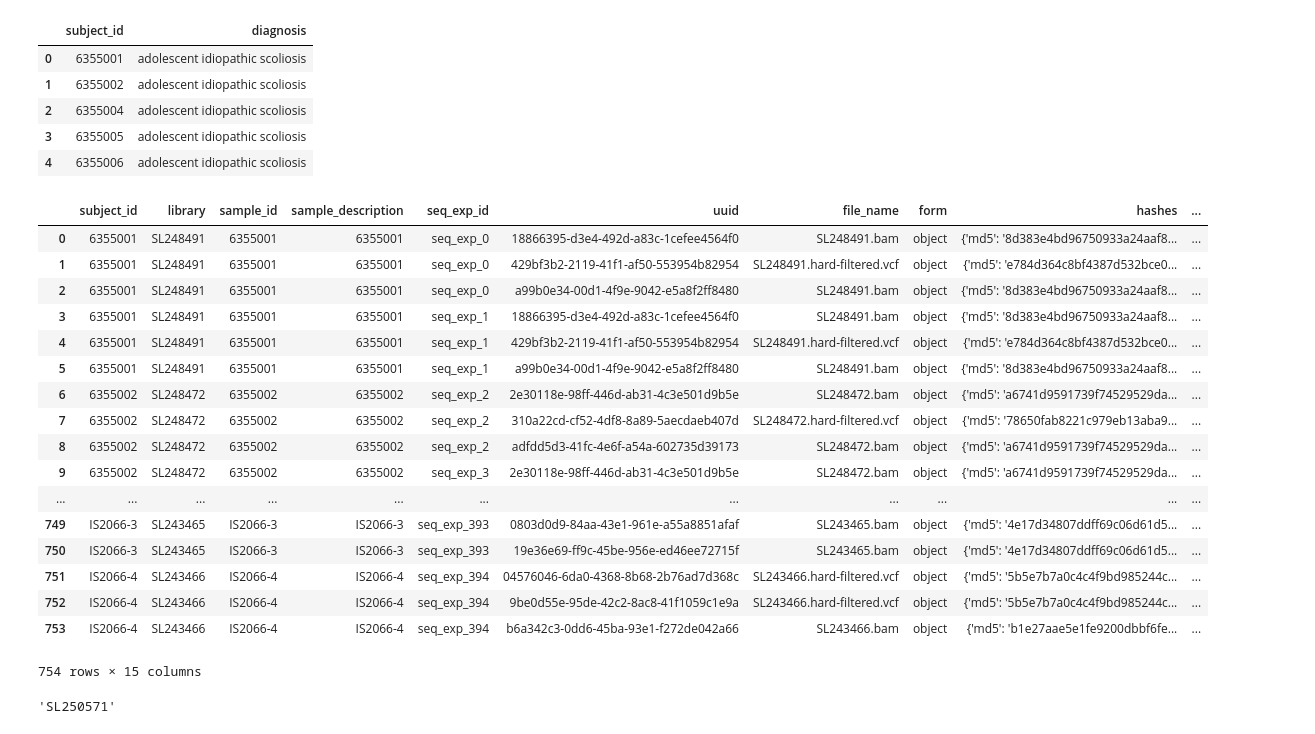
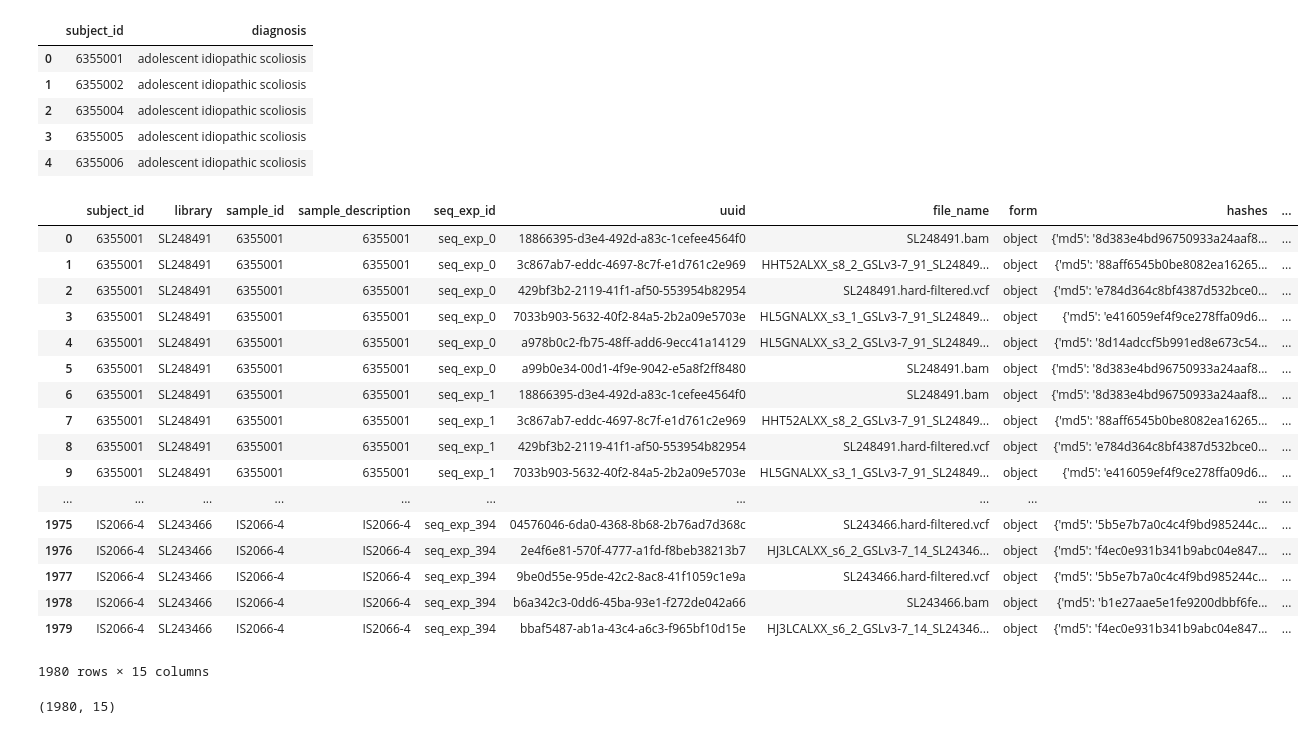
Before and after one commit to ConnorBarnhill/kf-api-dataservice, a Jupyter notebook: dataservice/util/data_import/rios/Rios-Import.ipynb, the cells around one changed output. Drawn from its saved outputs; the diff is of its cells as text; code cells hidden in the pictures.

```diff
--- a/dataservice/util/data_import/rios/Rios-Import.ipynb
+++ b/dataservice/util/data_import/rios/Rios-Import.ipynb
@@ -513,48 +513,47 @@ diagnosis_df.head()
 # %%
 # Genomic files
 
 # Seq Exp Data
 seq_exp_df = read_seq_exp_data()
 seq_exp_df = seq_exp_df[['subject_id', 'library', 'sample_id', 'sample_description', 'seq_exp_id']]
 seq_exp_df
 
 # Genomic file info
 uuid_dict= read_json(os.path.join(DATA_DIR,'genomic_files_by_uuid.json'))
 gf_df = pd.DataFrame(list(uuid_dict.values()))
-gf_df['library'] = gf_df['file_name'].apply(lambda fn: fn.split('.')[0])
+# gf_df['library'] = gf_df['file_name'].apply(lambda fn: fn.split('.')[0])
+gf_df['library'] = gf_df['urls'].apply(lambda urls: os.path.dirname(urls[0]).split('/')[-1])
 
 # Merge
 df = pd.merge(seq_exp_df, gf_df, on='library')
 
 # Reformat
 df['md5sum'] = df['hashes'].apply(lambda x: x['md5'])
 df['file_url'] = df['urls'].apply(lambda x: x[0])
 df['file_format'] = df['file_name'].apply(lambda x: '.'.join(x.split('.')[1:]))
 df.rename(columns={'did':'uuid', 'size':'file_size'}, inplace=True)
 df['data_type'] = df.apply(lambda row: 'submitted aligned reads' if row['file_format'] == 'bam' else 'variant calling', axis=1)
 df
 # %% [output]
 |  | subject_id | library | sample_id | sample_description | seq_exp_id | uuid | file_name | form | hashes | ... |
 | 0 | 6355001 | SL248491 | 6355001 | 6355001 | seq_exp_0 | 18866395-d3e4-492d-a83c-1cefee4564f0 | SL248491.bam | object | {'md5': '8d383e4bd96750933a24aaf8... | ... |
-| 1 | 6355001 | SL248491 | 6355001 | 6355001 | seq_exp_0 | 429bf3b2-2119-41f1-af50-553954b82954 | SL248491.hard-filtered.vcf | object | {'md5': 'e784d364c8bf4387d532bce0... | ... |
-| 2 | 6355001 | SL248491 | 6355001 | 6355001 | seq_exp_0 | a99b0e34-00d1-4f9e-9042-e5a8f2ff8480 | SL248491.bam | object | {'md5': '8d383e4bd96750933a24aaf8... | ... |
-| 3 | 6355001 | SL248491 | 6355001 | 6355001 | seq_exp_1 | 18866395-d3e4-492d-a83c-1cefee4564f0 | SL248491.bam | object | {'md5': '8d383e4bd96750933a24aaf8... | ... |
-| 4 | 6355001 | SL248491 | 6355001 | 6355001 | seq_exp_1 | 429bf3b2-2119-41f1-af50-553954b82954 | SL248491.hard-filtered.vcf | object | {'md5': 'e784d364c8bf4387d532bce0... | ... |
-| 5 | 6355001 | SL248491 | 6355001 | 6355001 | seq_exp_1 | a99b0e34-00d1-4f9e-9042-e5a8f2ff8480 | SL248491.bam | object | {'md5': '8d383e4bd96750933a24aaf8... | ... |
-| 6 | 6355002 | SL248472 | 6355002 | 6355002 | seq_exp_2 | 2e30118e-98ff-446d-ab31-4c3e501d9b5e | SL248472.bam | object | {'md5': 'a6741d9591739f74529529da... | ... |
-| 7 | 6355002 | SL248472 | 6355002 | 6355002 | seq_exp_2 | 310a22cd-cf52-4df8-8a89-5aecdaeb407d | SL248472.hard-filtered.vcf | object | {'md5': '78650fab8221c979eb13aba9... | ... |
-| 8 | 6355002 | SL248472 | 6355002 | 6355002 | seq_exp_2 | adfdd5d3-41fc-4e6f-a54a-602735d39173 | SL248472.bam | object | {'md5': 'a6741d9591739f74529529da... | ... |
-| 9 | 6355002 | SL248472 | 6355002 | 6355002 | seq_exp_3 | 2e30118e-98ff-446d-ab31-4c3e501d9b5e | SL248472.bam | object | {'md5': 'a6741d9591739f74529529da... | ... |
+| 1 | 6355001 | SL248491 | 6355001 | 6355001 | seq_exp_0 | 3c867ab7-eddc-4697-8c7f-e1d761c2e969 | HHT52ALXX_s8_2_GSLv3-7_91_SL24849... | object | {'md5': '88aff6545b0be8082ea16265... | ... |
+| 2 | 6355001 | SL248491 | 6355001 | 6355001 | seq_exp_0 | 429bf3b2-2119-41f1-af50-553954b82954 | SL248491.hard-filtered.vcf | object | {'md5': 'e784d364c8bf4387d532bce0... | ... |
+| 3 | 6355001 | SL248491 | 6355001 | 6355001 | seq_exp_0 | 7033b903-5632-40f2-84a5-2b2a09e5703e | HL5GNALXX_s3_1_GSLv3-7_91_SL24849... | object | {'md5': 'e416059ef4f9ce278ffa09d6... | ... |
+| 4 | 6355001 | SL248491 | 6355001 | 6355001 | seq_exp_0 | a978b0c2-fb75-48ff-add6-9ecc41a14129 | HL5GNALXX_s3_2_GSLv3-7_91_SL24849... | object | {'md5': '8d14adccf5b991ed8e673c54... | ... |
+| 5 | 6355001 | SL248491 | 6355001 | 6355001 | seq_exp_0 | a99b0e34-00d1-4f9e-9042-e5a8f2ff8480 | SL248491.bam | object | {'md5': '8d383e4bd96750933a24aaf8... | ... |
+| 6 | 6355001 | SL248491 | 6355001 | 6355001 | seq_exp_1 | 18866395-d3e4-492d-a83c-1cefee4564f0 | SL248491.bam | object | {'md5': '8d383e4bd96750933a24aaf8... | ... |
+| 7 | 6355001 | SL248491 | 6355001 | 6355001 | seq_exp_1 | 3c867ab7-eddc-4697-8c7f-e1d761c2e969 | HHT52ALXX_s8_2_GSLv3-7_91_SL24849... | object | {'md5': '88aff6545b0be8082ea16265... | ... |
+| 8 | 6355001 | SL248491 | 6355001 | 6355001 | seq_exp_1 | 429bf3b2-2119-41f1-af50-553954b82954 | SL248491.hard-filtered.vcf | object | {'md5': 'e784d364c8bf4387d532bce0... | ... |
+| 9 | 6355001 | SL248491 | 6355001 | 6355001 | seq_exp_1 | 7033b903-5632-40f2-84a5-2b2a09e5703e | HL5GNALXX_s3_1_GSLv3-7_91_SL24849... | object | {'md5': 'e416059ef4f9ce278ffa09d6... | ... |
 | ... | ... | ... | ... | ... | ... | ... | ... | ... | ... | ... |
-| 749 | IS2066-3 | SL243465 | IS2066-3 | IS2066-3 | seq_exp_393 | 0803d0d9-84aa-43e1-961e-a55a8851afaf | SL243465.bam | object | {'md5': '4e17d34807ddff69c06d61d5... | ... |
-| 750 | IS2066-3 | SL243465 | IS2066-3 | IS2066-3 | seq_exp_393 | 19e36e69-ff9c-45be-956e-ed46ee72715f | SL243465.bam | object | {'md5': '4e17d34807ddff69c06d61d5... | ... |
-| 751 | IS2066-4 | SL243466 | IS2066-4 | IS2066-4 | seq_exp_394 | 04576046-6da0-4368-8b68-2b76ad7d368c | SL243466.hard-filtered.vcf | object | {'md5': '5b5e7b7a0c4c4f9bd985244c... | ... |
-| 752 | IS2066-4 | SL243466 | IS2066-4 | IS2066-4 | seq_exp_394 | 9be0d55e-95de-42c2-8ac8-41f1059c1e9a | SL243466.hard-filtered.vcf | object | {'md5': '5b5e7b7a0c4c4f9bd985244c... | ... |
-| 753 | IS2066-4 | SL243466 | IS2066-4 | IS2066-4 | seq_exp_394 | b6a342c3-0dd6-45ba-93e1-f272de042a66 | SL243466.bam | object | {'md5': 'b1e27aae5e1fe9200dbbf6fe... | ... |
+| 1975 | IS2066-4 | SL243466 | IS2066-4 | IS2066-4 | seq_exp_394 | 04576046-6da0-4368-8b68-2b76ad7d368c | SL243466.hard-filtered.vcf | object | {'md5': '5b5e7b7a0c4c4f9bd985244c... | ... |
+| 1976 | IS2066-4 | SL243466 | IS2066-4 | IS2066-4 | seq_exp_394 | 2e4f6e81-570f-4777-a1fd-f8beb38213b7 | HJ3LCALXX_s6_2_GSLv3-7_14_SL24346... | object | {'md5': 'f4ec0e931b341b9abc04e847... | ... |
+| 1977 | IS2066-4 | SL243466 | IS2066-4 | IS2066-4 | seq_exp_394 | 9be0d55e-95de-42c2-8ac8-41f1059c1e9a | SL243466.hard-filtered.vcf | object | {'md5': '5b5e7b7a0c4c4f9bd985244c... | ... |
+| 1978 | IS2066-4 | SL243466 | IS2066-4 | IS2066-4 | seq_exp_394 | b6a342c3-0dd6-45ba-93e1-f272de042a66 | SL243466.bam | object | {'md5': 'b1e27aae5e1fe9200dbbf6fe... | ... |
+| 1979 | IS2066-4 | SL243466 | IS2066-4 | IS2066-4 | seq_exp_394 | bbaf5487-ab1a-43c4-a6c3-f965bf10d15e | HJ3LCALXX_s6_2_GSLv3-7_14_SL24346... | object | {'md5': 'f4ec0e931b341b9abc04e847... | ... |
-754 rows × 15 columns
+1980 rows × 15 columns
-# %%
-urls = ['s3://kf-seq-data-hudsonalpha/haib17JR4599/SL250571/HJKGVALXX_s1_2_GSLv3-7_82_SL250571.fastq.gz']
-dirname = os.path.dirname(urls[0]).split('/')[-1]
-dirname
-# %% [output]
-'SL250571'
+# %%
+df.shape
+# %% [output]
+(1980, 15)
```
Also changed, not shown: 2 other files.
